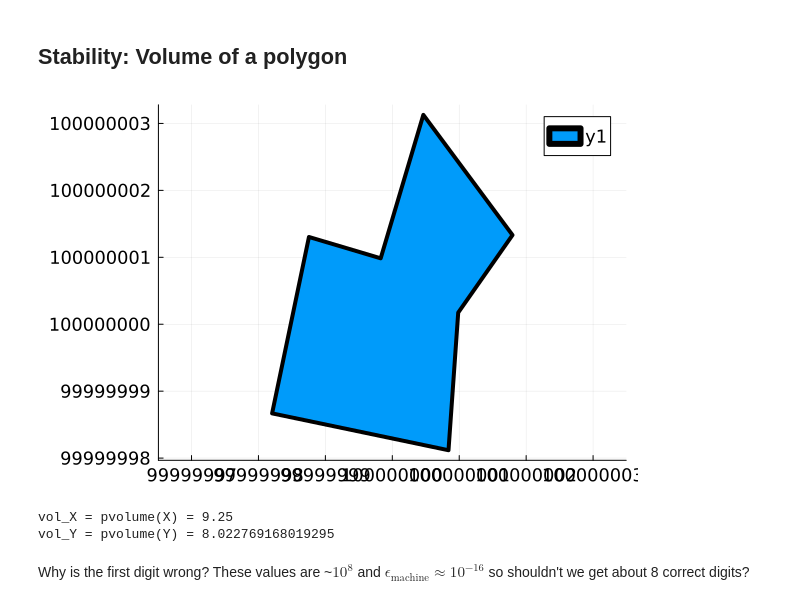
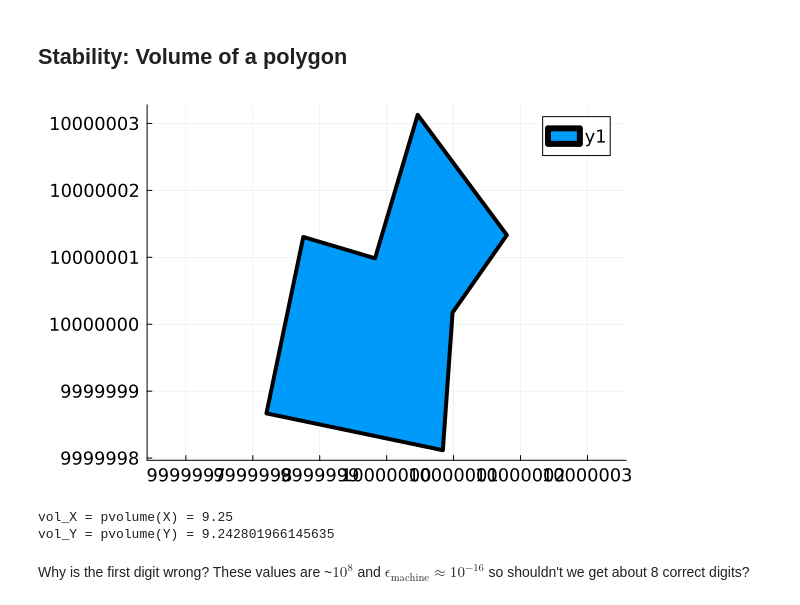
Before and after one commit to jeremylt/csci-3656-fall-2025, a Jupyter notebook: source/notebooks/2025-09-05-Convergence-Classes.ipynb, the cells around one changed output. Drawn from its saved outputs; the diff is of its cells as text; code cells hidden in the pictures.

```diff
--- a/source/notebooks/2025-09-05-Convergence-Classes.ipynb
+++ b/source/notebooks/2025-09-05-Convergence-Classes.ipynb
@@ -15,16 +15,16 @@ See also [FNC](https://tobydriscoll.net/fnc-julia/nonlineqn/fixed-point.html#lin
 # %%
 # what is the area of this polygon
 using Plots
 default(lw=4, ms=5, legendfontsize=12, xtickfontsize=12, ytickfontsize=12)
 
 X = ([1 0; 2 1; 1 3; 0 1; -1 1.5; -2 -1; .5 -2; 1 0])
 
 R(θ) = [cos(θ) -sin(θ); sin(θ) cos(θ)]
-Y = X * R(deg2rad(10))' .+ [1e8 1e8]
+Y = X * R(deg2rad(10))' .+ [10^7 1e7]
 
 plot(Y[:,1], Y[:,2], seriestype=:shape, aspect_ratio=:equal)
 # %% [output]
-[figure, old version]
+[figure, new version]
 # %%
 using LinearAlgebra
 
@@ -37,7 +37,7 @@ end
 @show vol_Y = pvolume(Y);
 # %% [output]
 vol_X = pvolume(X) = 9.25
-vol_Y = pvolume(Y) = 8.022769168019295
+vol_Y = pvolume(Y) = 9.242801966145635
 # %% [markdown]
 Why is the first digit wrong?
 These values are ~$10^8$ and $\epsilon_\text{machine} \approx 10^{-16}$ so shouldn't we get about 8 correct digits?
```
Also changed, not shown: parts of 5 cells of this notebook, 3 other files.
